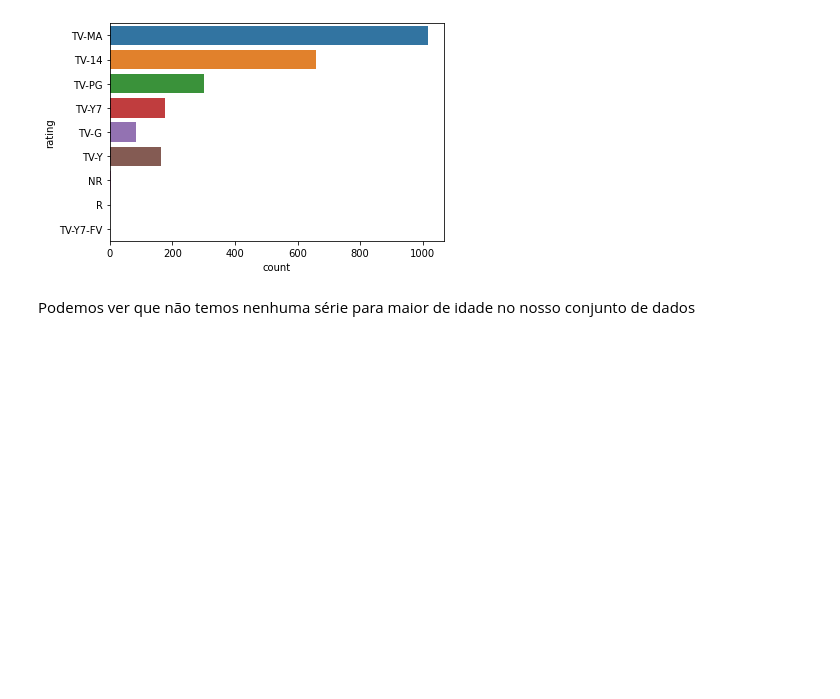
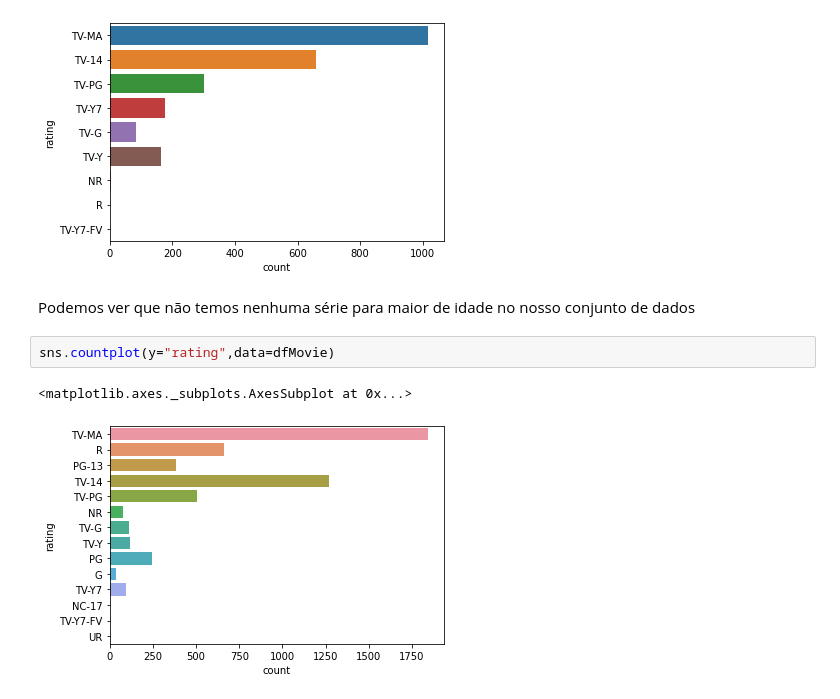
Before and after one commit to danielcti/data-science-project, a Jupyter notebook: dataVisualizationNetflix.ipynb, the cells around one changed output. Cells and saved outputs as stored; diff of their text form; blank space fills up the shorter version.

```diff
--- a/dataVisualizationNetflix.ipynb
+++ b/dataVisualizationNetflix.ipynb
@@ -412,3 +443,8 @@ sns.countplot(y="rating",data=dfShow)
 [figure]
 # %% [markdown]
 Podemos ver que não temos nenhuma série para maior de idade no nosso conjunto de dados
+# %%
+sns.countplot(y="rating",data=dfMovie)
+# %% [output]
+<matplotlib.axes._subplots.AxesSubplot at 0x...>
+[figure, added]
```
Also changed, not shown: parts of 32 cells of this notebook.
